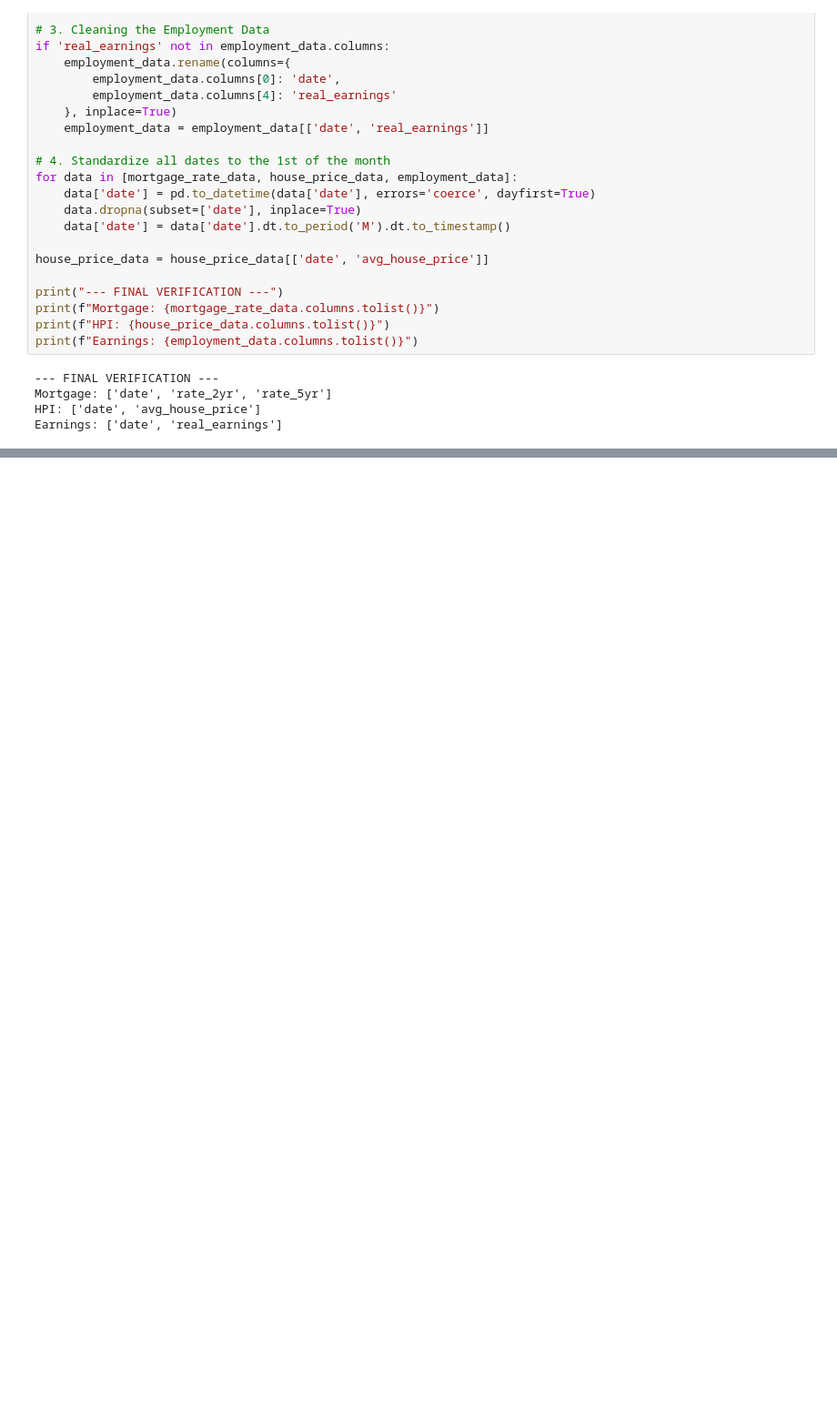
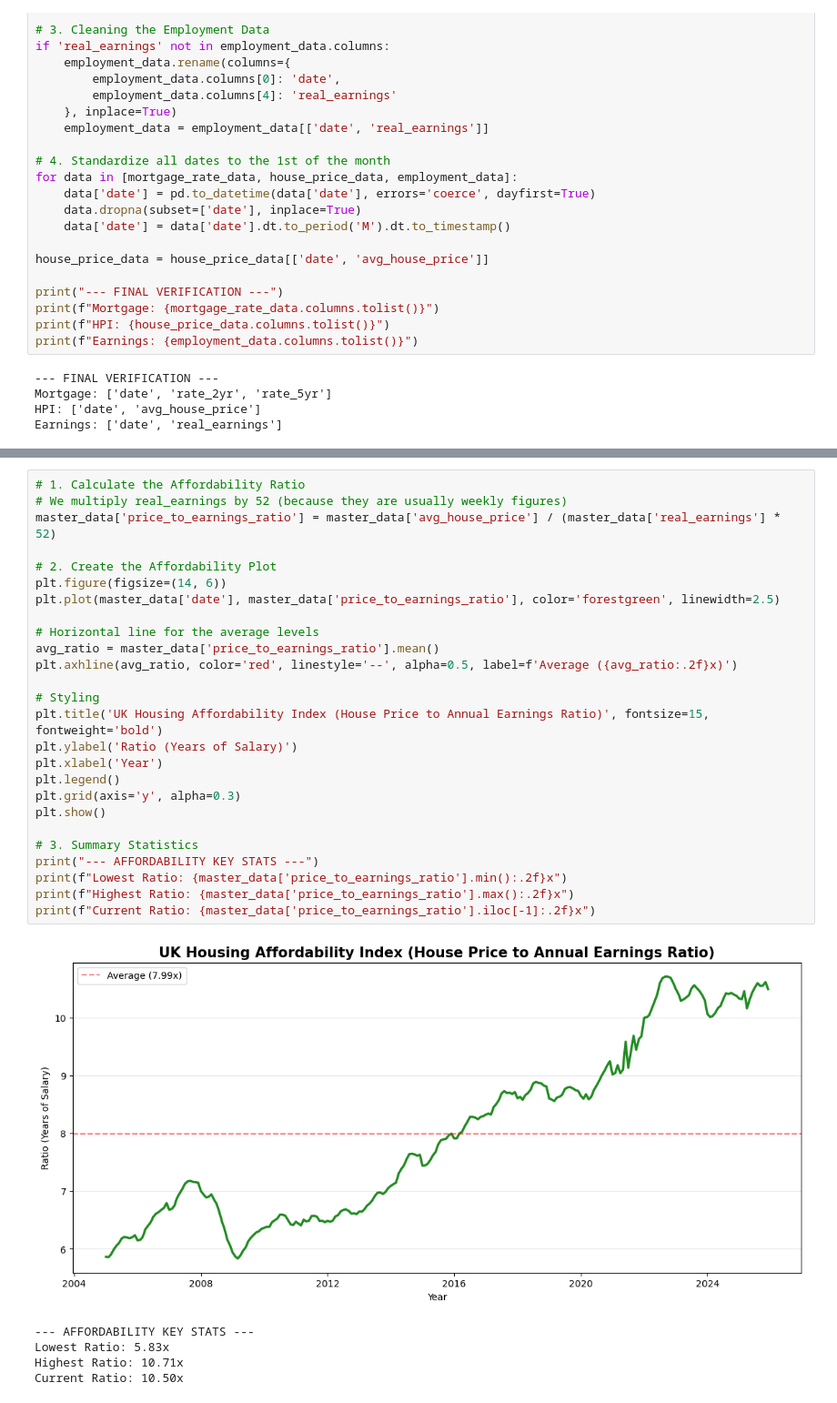
Before and after one commit to Nalyan-Beytula/Data-Science, a Jupyter notebook: UK_Housing_Prices_Mortgage_Affordability.ipynb, the cells around one changed output, grey strips where cells are left out. Shown at 91% size. Drawn from its saved outputs; the diff is of its cells as text; blank space fills up the shorter version.

```diff
--- a/UK_Housing_Prices_Mortgage_Affordability.ipynb
+++ b/UK_Housing_Prices_Mortgage_Affordability.ipynb
@@ -77,0 +177,32 @@ Earnings: ['date', 'real_earnings']
+# %%
+# 1. Calculate the Affordability Ratio
+# We multiply real_earnings by 52 (because they are usually weekly figures)
+master_data['price_to_earnings_ratio'] = master_data['avg_house_price'] / (master_data['real_earnings'] * 52)
+
+# 2. Create the Affordability Plot
+plt.figure(figsize=(14, 6))
+plt.plot(master_data['date'], master_data['price_to_earnings_ratio'], color='forestgreen', linewidth=2.5)
+
+# Horizontal line for the average levels
+avg_ratio = master_data['price_to_earnings_ratio'].mean()
+plt.axhline(avg_ratio, color='red', linestyle='--', alpha=0.5, label=f'Average ({avg_ratio:.2f}x)')
+
+# Styling
+plt.title('UK Housing Affordability Index (House Price to Annual Earnings Ratio)', fontsize=15, fontweight='bold')
+plt.ylabel('Ratio (Years of Salary)')
+plt.xlabel('Year')
+plt.legend()
+plt.grid(axis='y', alpha=0.3)
+plt.show()
+
+# 3. Summary Statistics
+print("--- AFFORDABILITY KEY STATS ---")
+print(f"Lowest Ratio: {master_data['price_to_earnings_ratio'].min():.2f}x")
+print(f"Highest Ratio: {master_data['price_to_earnings_ratio'].max():.2f}x")
+print(f"Current Ratio: {master_data['price_to_earnings_ratio'].iloc[-1]:.2f}x")
+# %% [output]
+[figure, added]
+--- AFFORDABILITY KEY STATS ---
+Lowest Ratio: 5.83x
+Highest Ratio: 10.71x
+Current Ratio: 10.50x
```
Also changed, not shown: parts of 3 cells of this notebook.
